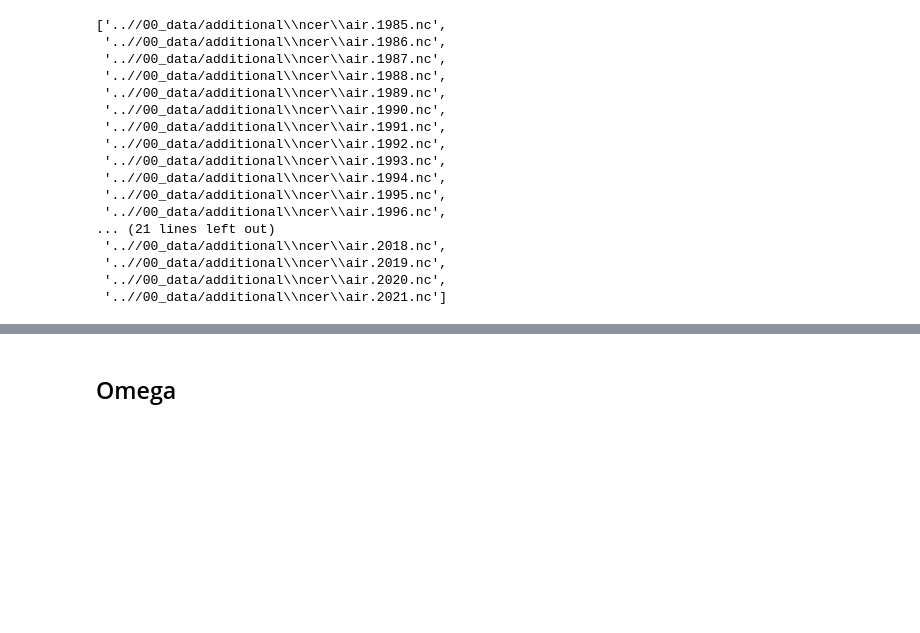
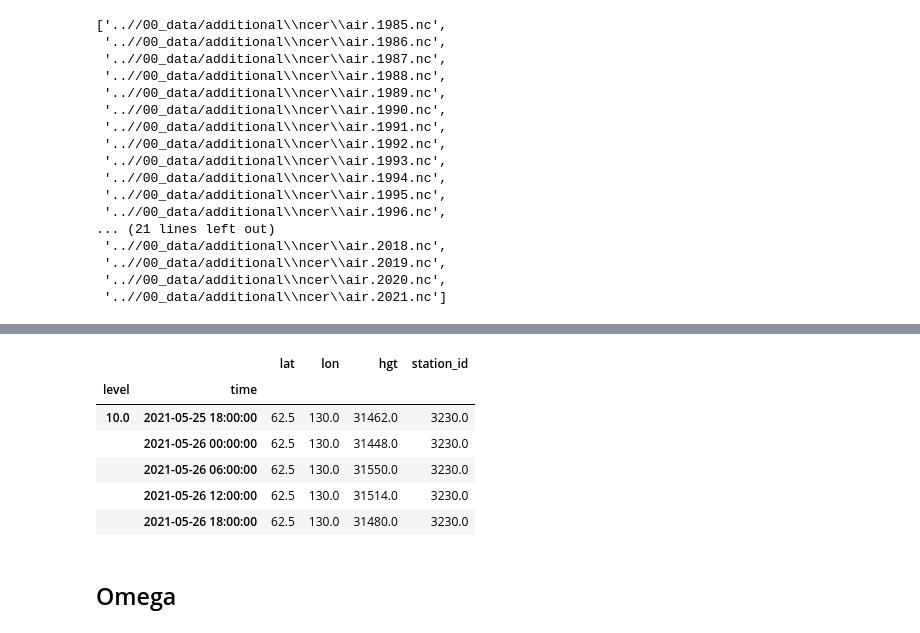
Before and after one commit to omoreva/emergencydatahack, a Jupyter notebook: Addidional_data.ipynb, the cells around one changed output, grey strips where cells are left out. Saved outputs shown, nothing was run; the diff lists cells and outputs as text; code cells hidden in the pictures; blank space fills up the shorter version.

```diff
--- a/Addidional_data.ipynb
+++ b/Addidional_data.ipynb
@@ -449,2 +478,12 @@ hgt_data.to_pickle(os.path.join(files, 'hydro_to_hgt.pkl'))
+# %%
+hgt_data.tail()
+# %% [output]
+|  |  | lat | lon | hgt | station_id |
+| level | time |  |  |  |  |
+| 10.0 | 2021-05-25 18:00:00 | 62.5 | 130.0 | 31462.0 | 3230.0 |
+|  | 2021-05-26 00:00:00 | 62.5 | 130.0 | 31448.0 | 3230.0 |
+|  | 2021-05-26 06:00:00 | 62.5 | 130.0 | 31550.0 | 3230.0 |
+|  | 2021-05-26 12:00:00 | 62.5 | 130.0 | 31514.0 | 3230.0 |
+|  | 2021-05-26 18:00:00 | 62.5 | 130.0 | 31480.0 | 3230.0 |
 # %% [markdown]
 ## Omega
```
Also changed, not shown: parts of 53 cells of this notebook.
